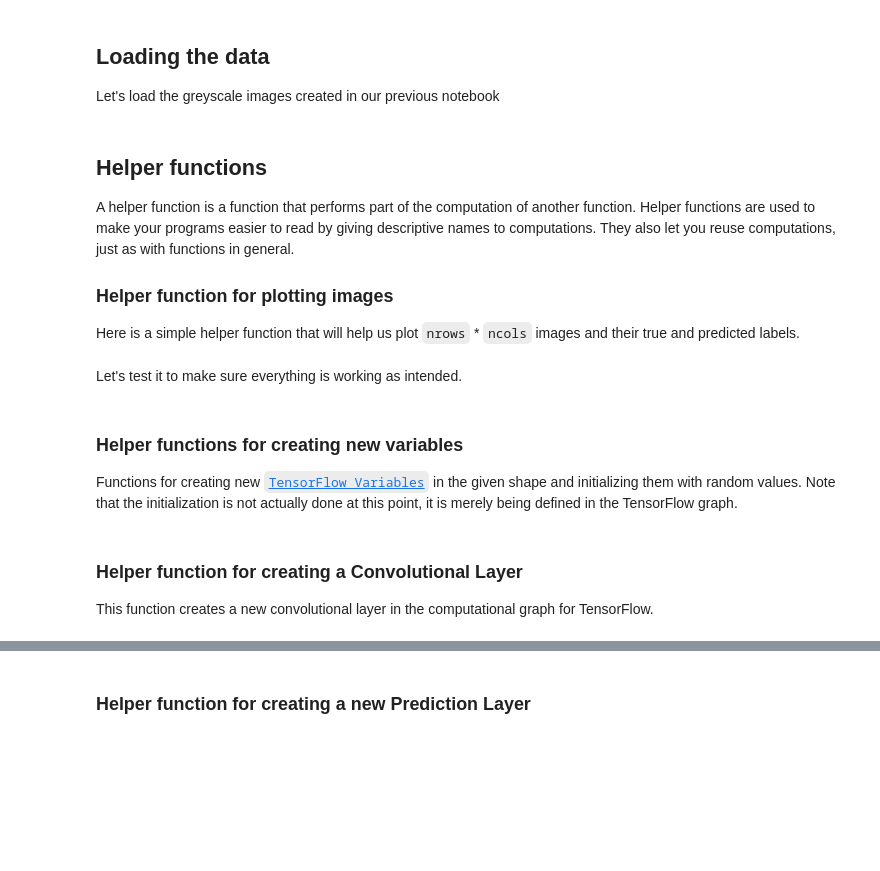
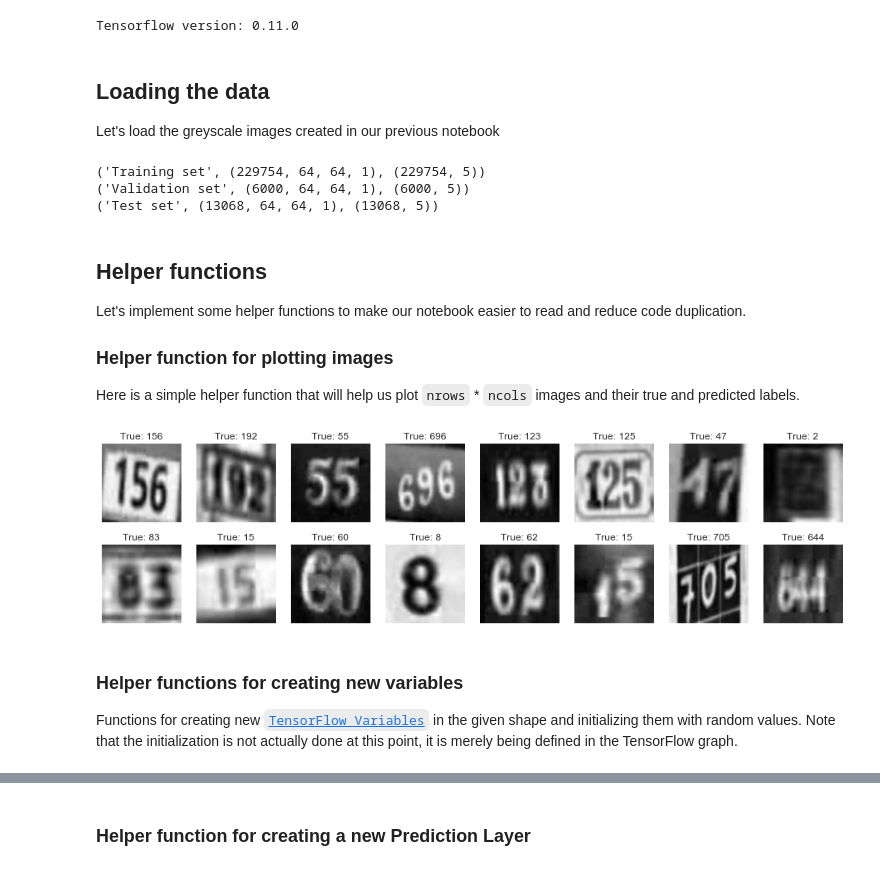
Before and after one commit to thomalm/svhn-multi-digit, a Jupyter notebook: 06-svhn-multi-model.ipynb, the cells around one changed output, grey strips where cells are left out. Drawn from its saved outputs; the diff is of its cells as text; code cells hidden in the pictures; blank space fills up the shorter version.

```diff
--- a/06-svhn-multi-model.ipynb
+++ b/06-svhn-multi-model.ipynb
@@ -22,3 +20,7 @@ from datetime import timedelta
 
 %matplotlib inline
 plt.rcParams['figure.figsize'] = (16.0, 4.0)
+
+print("Tensorflow version: " + tf.__version__)
+# %% [output]
+Tensorflow version: 0.11.0
@@ -29,7 +29,7 @@ print("Tensorflow version: " + tf.__version__)
 
 Let's load the greyscale images created in our previous notebook
 # %%
-h5f = h5py.File('data/svhn_multi.h5','r')
+h5f = h5py.File('data/svhn_multi_grey.h5','r')
 
 X_train = h5f['train_dataset'][:]
 y_train = h5f['train_labels'][:]
@@ -43,10 +43,14 @@ print('Validation set', X_test.shape, y_test.shape)
 print('Test set', X_val.shape, y_val.shape)
 
 h5f.close()
+# %% [output]
+('Training set', (229754, 64, 64, 1), (229754, 5))
+('Validation set', (6000, 64, 64, 1), (6000, 5))
+('Test set', (13068, 64, 64, 1), (13068, 5))
 # %% [markdown]
 ## Helper functions
 
-A helper function is a function that performs part of the computation of another function. Helper functions are used to make your programs easier to read by giving descriptive names to computations. They also let you reuse computations, just as with functions in general.
+Let's implement some helper functions to make our notebook easier to read and reduce code duplication.
 
 ### Helper function for plotting images
 
@@ -54,23 +58,31 @@ Here is a simple helper function that will help us plot ``nrows`` * ``ncols`` i
 # %%
 def plot_images(images, nrows, ncols, cls_true, cls_pred=None):
 
     # Initialize figure
     fig, axes = plt.subplots(nrows, ncols, figsize=(16, 2*nrows))
 
-    for i, ax in enumerate(axes.flat):
+    # Randomly select nrows * ncols images
+    rs = np.random.choice(images.shape[0], nrows*ncols)
+
+    # For every axes object in the grid
+    for i, ax in zip(rs, axes.flat):
 
         # Pretty string with actual number
         true_number = ''.join(str(x) for x in cls_true[i] if x != 10)
 
         if cls_pred is None:
             title = "True: {0}".format(true_number)
         else:
             # Pretty string with predicted number
             pred_number = ''.join(str(x) for x in cls_pred[i] if x != 10)
             title = "True: {0}, Pred: {1}".format(true_number, pred_number)
 
         ax.imshow(images[i,:,:,0], cmap='binary')
         ax.set_title(title)
         ax.set_xticks([]); ax.set_yticks([])
+
+
+# Plot some images from the training set
+plot_images(X_train, 2, 8, y_train)
+# %% [output]
+[figure, added]
-# %% [markdown]
-Let's test it to make sure everything is working as intended.
@@ -96,7 +99,3 @@ def fc_weight_variable(name, shape):
 
 def bias_variable(shape):
     return tf.Variable(tf.constant(1.0, shape=shape))
-# %% [markdown]
-### Helper function for creating a Convolutional Layer
-
-This function creates a new convolutional layer in the computational graph for TensorFlow.
```
Also changed, not shown: parts of 44 cells of this notebook, 5 other files.
